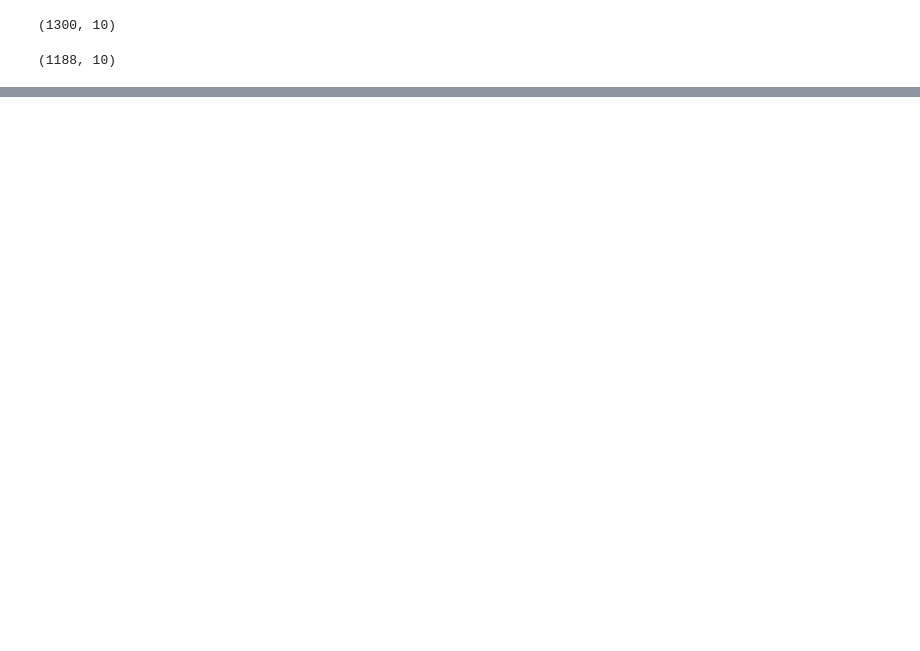
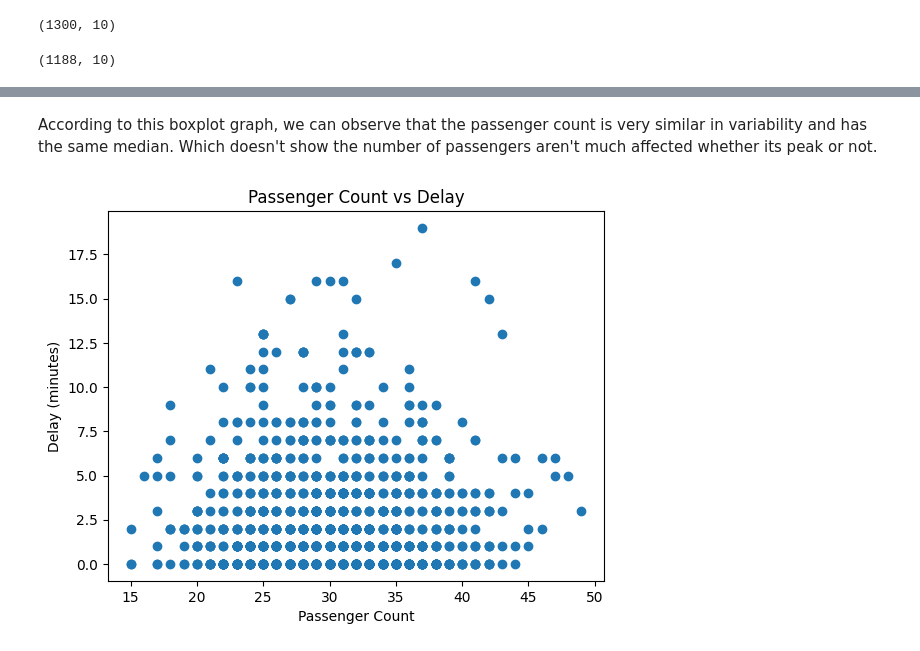
Before and after one commit to Small-Waffle/dataChallenge, a Jupyter notebook: datachallenge.ipynb, the cells around one changed output, grey strips where cells are left out. Cells and saved outputs as stored; diff of their text form; code cells hidden in the pictures; blank space fills up the shorter version.

```diff
--- a/datachallenge.ipynb
+++ b/datachallenge.ipynb
@@ -285,0 +653,14 @@ dfFixed.shape
+# %% [markdown]
+According to this boxplot graph, we can observe that the passenger count is very similar in variability and has the same median. Which doesn't show the number of passengers aren't much affected whether its peak or not.
+# %%
+plt.figure()
+
+plt.scatter(dfFixed["passenger_count"], dfFixed["delay_minutes"])
+
+plt.xlabel("Passenger Count")
+plt.ylabel("Delay (minutes)")
+plt.title("Passenger Count vs Delay")
+
+plt.show()
+# %% [output]
+[figure, added]
```
Also changed, not shown: parts of 29 cells of this notebook.
